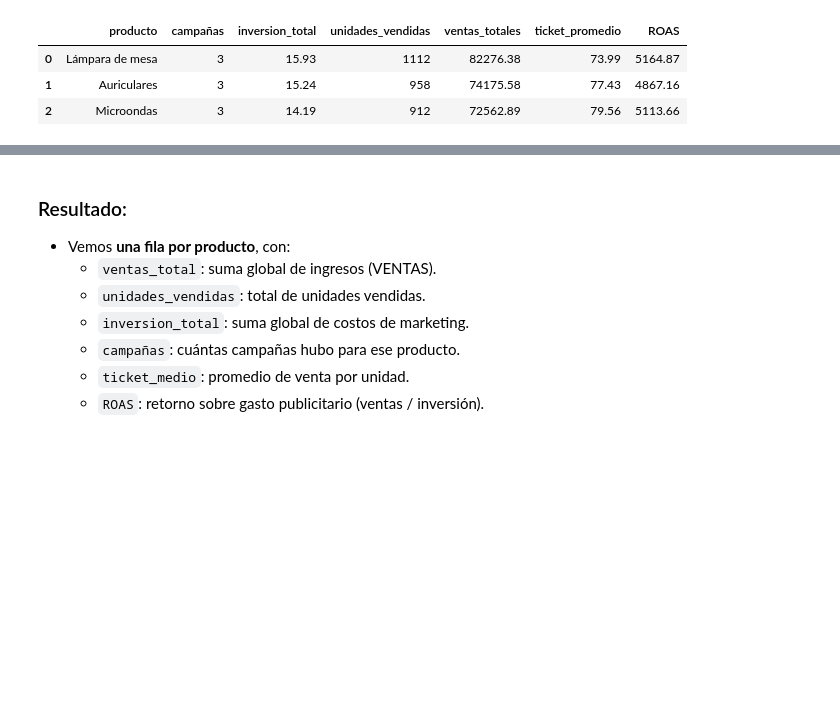
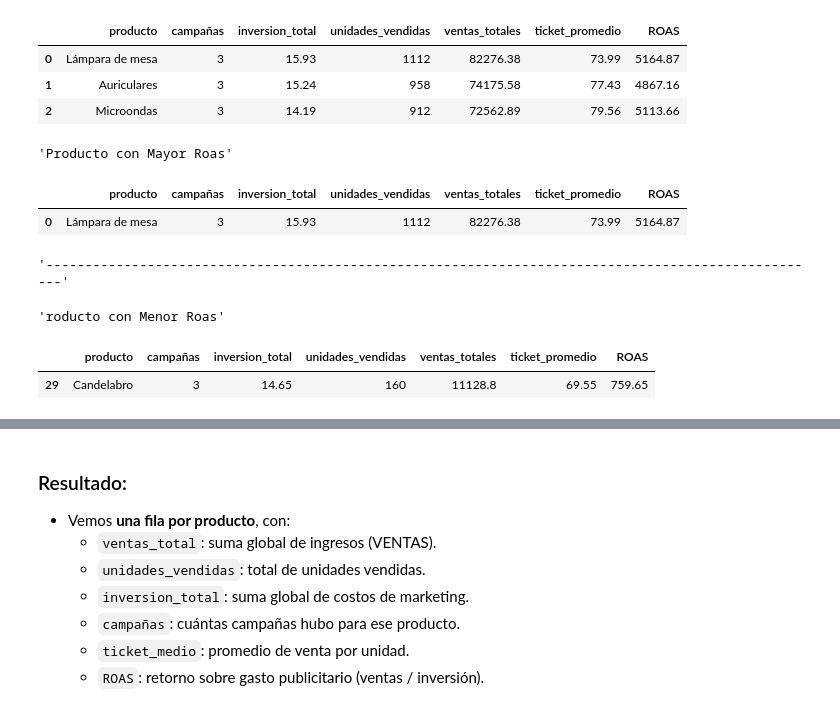
Before and after one commit to Domegal13/DATA-ANALITICS-PYTHON-TALENTO-TECH-C25261, a Jupyter notebook: Gallo_Domenico_Comision_C25261_PFI_Data_Analitics_con_Python_Pre_Entrega.ipynb, the cells around one changed output, grey strips where cells are left out. Saved outputs shown, nothing was run; the diff lists cells and outputs as text; code cells hidden in the pictures; blank space fills up the shorter version.

```diff
--- a/Gallo_Domenico_Comision_C25261_PFI_Data_Analitics_con_Python_Pre_Entrega.ipynb
+++ b/Gallo_Domenico_Comision_C25261_PFI_Data_Analitics_con_Python_Pre_Entrega.ipynb
@@ -514,3 +519,17 @@ productos_con_mayores_ventas
 | 0 | Lámpara de mesa | 3 | 15.93 | 1112 | 82276.38 | 73.99 | 5164.87 |
 | 1 | Auriculares | 3 | 15.24 | 958 | 74175.58 | 77.43 | 4867.16 |
 | 2 | Microondas | 3 | 14.19 | 912 | 72562.89 | 79.56 | 5113.66 |
+# %%
+display('Producto con Mayor Roas')
+display(productos_vta_mkt.loc[productos_vta_mkt['ROAS'] == productos_vta_mkt['ROAS'].max()])
+display('-'*100)
+display('roducto con Menor Roas')
+display(productos_vta_mkt.loc[productos_vta_mkt['ROAS'] == productos_vta_mkt['ROAS'].min()])
+# %% [output]
+'Producto con Mayor Roas'
+|  | producto | campañas | inversion_total | unidades_vendidas | ventas_totales | ticket_promedio | ROAS |
+| 0 | Lámpara de mesa | 3 | 15.93 | 1112 | 82276.38 | 73.99 | 5164.87 |
+'----------------------------------------------------------------------------------------------------'
+'roducto con Menor Roas'
+|  | producto | campañas | inversion_total | unidades_vendidas | ventas_totales | ticket_promedio | ROAS |
+| 29 | Candelabro | 3 | 14.65 | 160 | 11128.8 | 69.55 | 759.65 |
```
Also changed, not shown: parts of 4 cells of this notebook.
